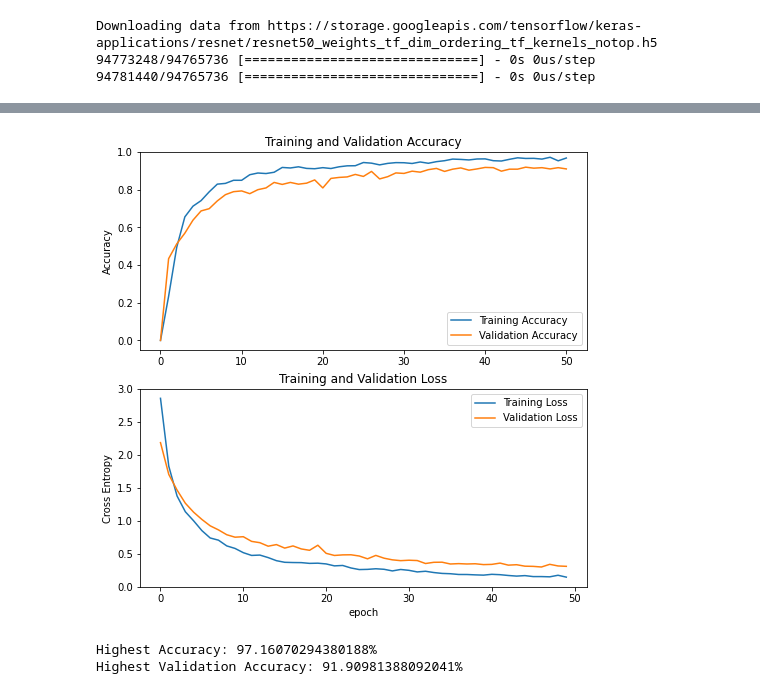
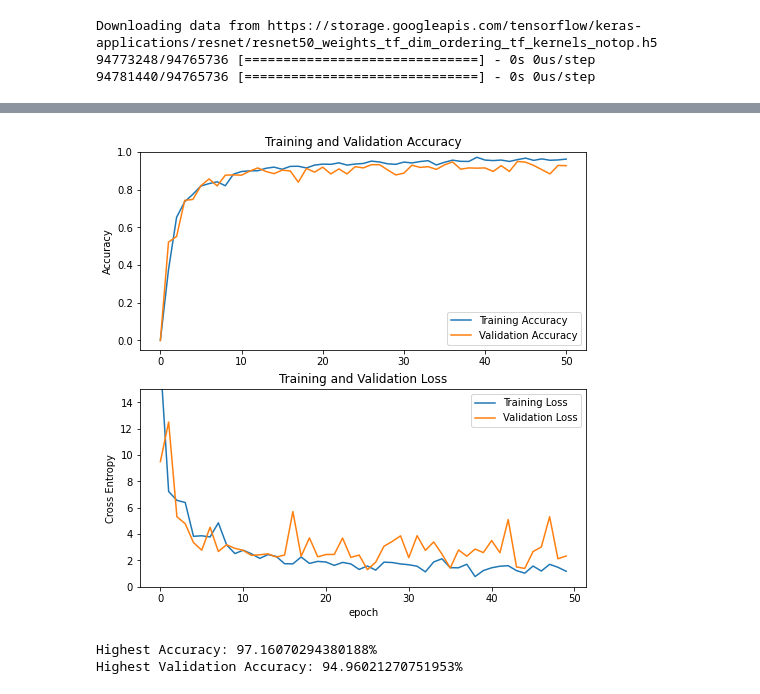
Before and after one commit to youssefdarwish37/AmericanSignLanguage, a Jupyter notebook: ASL_Transfer_Learning(ResNet50).ipynb, the cells around one changed output, grey strips where cells are left out. Cells and saved outputs as stored; diff of their text form; code cells hidden in the pictures.

Commit message:
updated ResNet50
swapped out the globalaveragepooling before the output layer with a flatten layer

```diff
--- a/ASL_Transfer_Learning(ResNet50).ipynb
+++ b/ASL_Transfer_Learning(ResNet50).ipynb
@@ -155,8 +155,7 @@ def asl_model(image_shape = IMG_SIZE, data_augmentation = data_augmenter()):
   x = data_augmentation(inputs)
   x = preprocess_input(x)
   x = base_model(x, training=False)
-  x = tfl.GlobalAveragePooling2D()(x)
-
+  x = tfl.Flatten()(x)
   prediction_layer = tfl.Dense(36,activation="softmax")
   outputs = prediction_layer(x)
 
@@ -217,32 +216,32 @@ Epoch 50/50
 # %%
 acc = [0.] + history.history['accuracy']
 val_acc = [0.] + history.history['val_accuracy']
 
 loss = history.history['loss']
 val_loss = history.history['val_loss']
 
 plt.figure(figsize=(8, 8))
 plt.subplot(2, 1, 1)
 plt.plot(acc, label='Training Accuracy')
 plt.plot(val_acc, label='Validation Accuracy')
 plt.legend(loc='lower right')
 plt.ylabel('Accuracy')
 plt.ylim([min(plt.ylim()),1])
 plt.title('Training and Validation Accuracy')
 
 plt.subplot(2, 1, 2)
 plt.plot(loss, label='Training Loss')
 plt.plot(val_loss, label='Validation Loss')
 plt.legend(loc='upper right')
 plt.ylabel('Cross Entropy')
-plt.ylim([0,3.0])
+plt.ylim([0,15.0])
 plt.title('Training and Validation Loss')
 plt.xlabel('epoch')
 plt.show()
 print('Highest Accuracy: {}%'.format(max(history.history['accuracy'])*100))
 print('Highest Validation Accuracy: {}%'.format(max(history.history['val_accuracy'])*100))
 # %% [output]
-[figure, old version]
+[figure, new version]
 Highest Accuracy: 97.16070294380188%
-Highest Validation Accuracy: 91.90981388092041%
+Highest Validation Accuracy: 94.96021270751953%
 # %%
```
Also changed, not shown: parts of 6 cells of this notebook.
